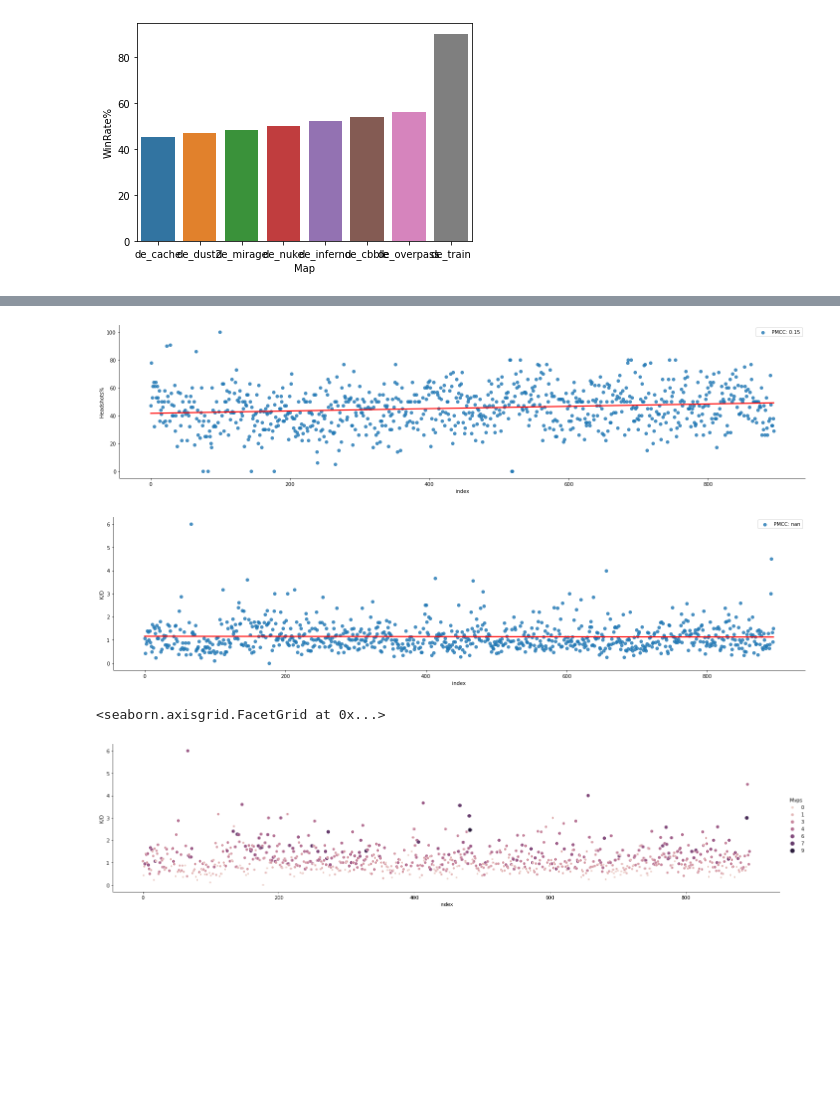
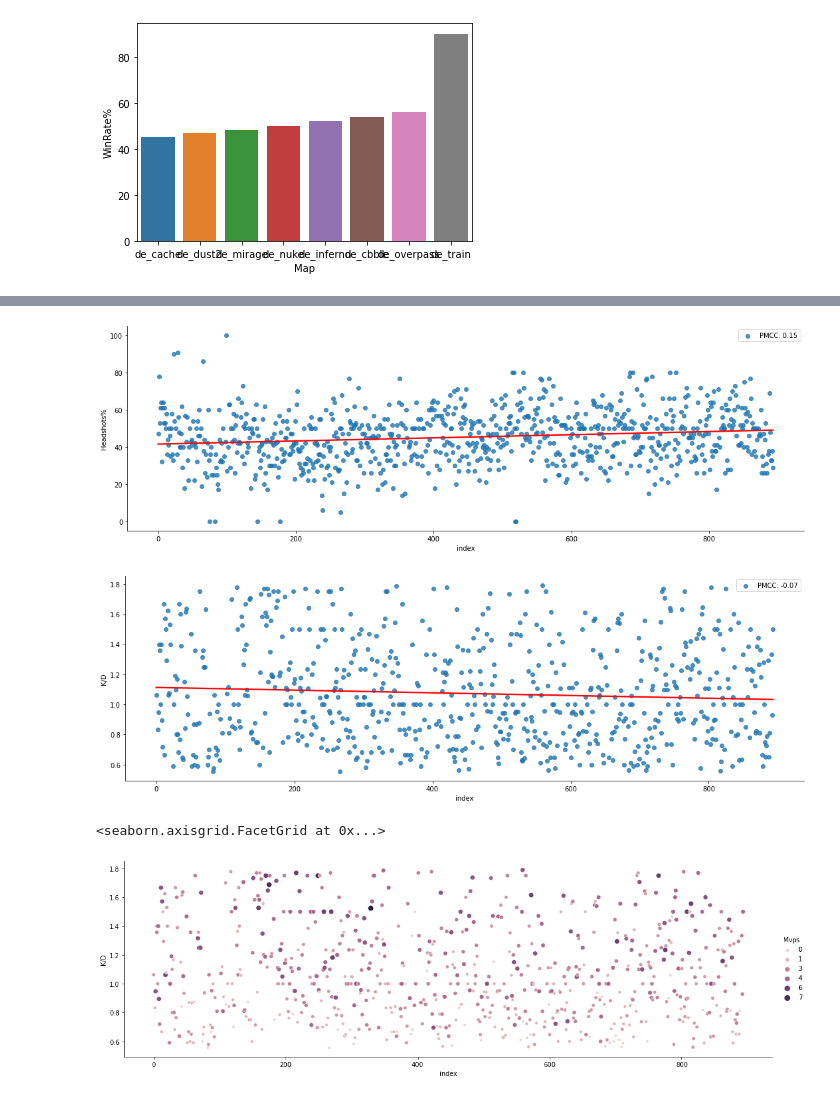
Before and after one commit to Mamin-gamer/Data-collection, a Jupyter notebook: notebooks/MyData.ipynb, the cells around one changed output, grey strips where cells are left out. Cells and saved outputs as stored; diff of their text form; code cells hidden in the pictures; blank space fills up the shorter version.

```diff
--- a/notebooks/MyData.ipynb
+++ b/notebooks/MyData.ipynb
@@ -522,18 +502,22 @@ DF.head()
+# %%
+data = DF.query("Rounds > 16").drop("index", axis = 1).reset_index(drop = False)
+data.replace([np.inf, -np.inf], np.nan, inplace=True)
+data = data[~data["K/D"].isna()].copy()
 # %%
 g = sns.lmplot(
-    data=DF.query("Rounds > 16"),
+    data=data,
     x="index",
     y="Headshots%",
     ci=None,
     line_kws={"color": "red"},
     facet_kws=dict(sharex=False, sharey=True),
-    aspect=4,
+    aspect=3,
     legend= True,
     # hue = "Result"
 )
-g.axes[0][0].axes.collections[0].set_label(f"PMCC: {round(np.corrcoef(DF['index'], DF['Headshots%'])[0,1], 2)}")
+g.axes[0][0].axes.collections[0].set_label(f"PMCC: {round(np.corrcoef(data['index'], data['Headshots%'])[0,1], 2)}")
 plt.tight_layout()
 plt.legend()
 plt.show()
 # %% [output]
-[figure, old version]
+[figure, new version]
@@ -542,23 +529,26 @@ DF = DF[DF["K/D"] >= 0]
 # %%
+q_low = DF["K/D"].quantile(0.1)
+q_hi = DF["K/D"].quantile(0.9)
+
+DF_filtered = data[(data["K/D"] < q_hi) & (data["K/D"] > q_low)]
 g = sns.lmplot(
-    data=DF.query("Rounds > 16"),
+    data=DF_filtered,
     x="index",
     y="K/D",
     ci=None,
     line_kws={"color": "red"},
     facet_kws=dict(sharex=False, sharey=True),
-    aspect=4,
+    aspect=3,
     legend= True,
-    # hue = "Result"
 )
-g.axes[0][0].axes.collections[0].set_label(f"PMCC: {round(np.corrcoef(DF['index'], DF['K/D'])[0,1], 2)}")
+g.axes[0][0].axes.collections[0].set_label(f"PMCC: {round(np.corrcoef(DF_filtered.index, DF_filtered['K/D'])[0,1], 2)}")
 plt.tight_layout()
 plt.legend()
 plt.show()
 # %% [output]
-[figure, old version]
+[figure, new version]
 # %%
-sns.relplot(data = DF[DF["Rounds"] > 16], x = "index", y = "K/D", hue = "Mvps", aspect = 4, size = "Mvps")
+sns.relplot(data = DF_filtered, x = "index", y = "K/D", hue = "Mvps", aspect = 3, size = "Mvps")
 # %% [output]
 <seaborn.axisgrid.FacetGrid at 0x...>
-[figure, old version]
+[figure, new version]
```
Also changed, not shown: parts of 6 cells of this notebook.
